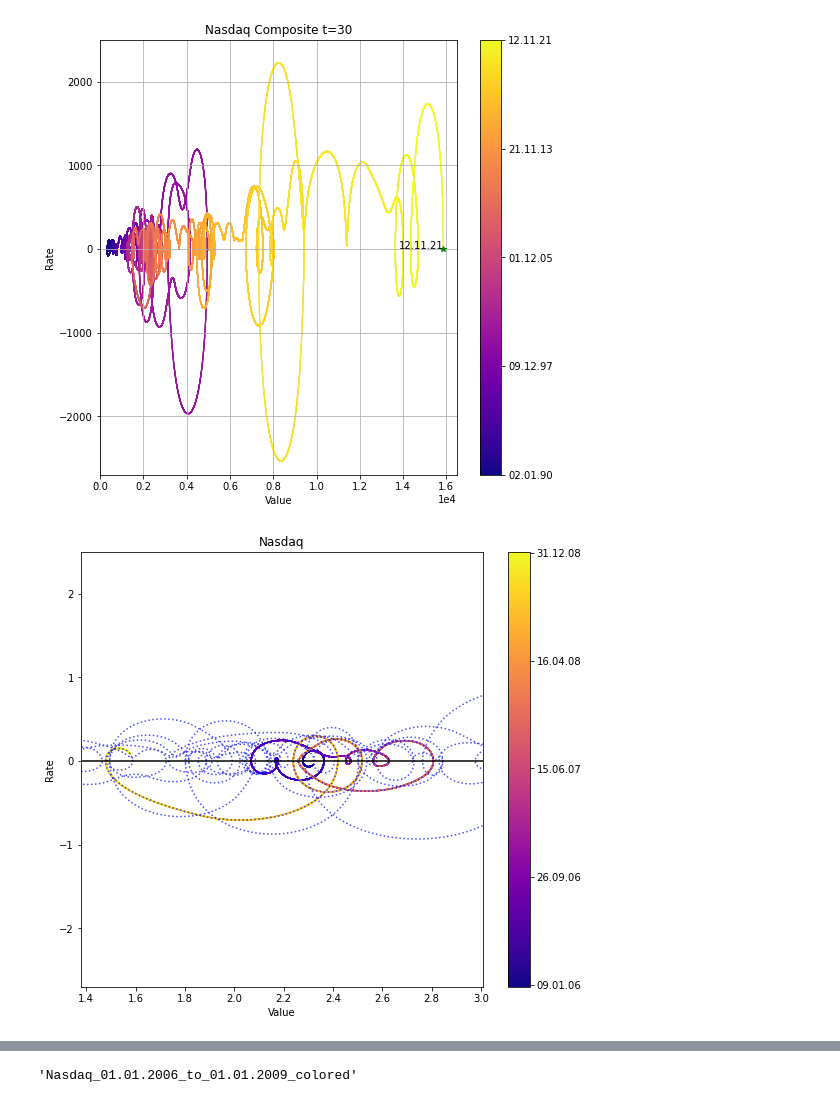
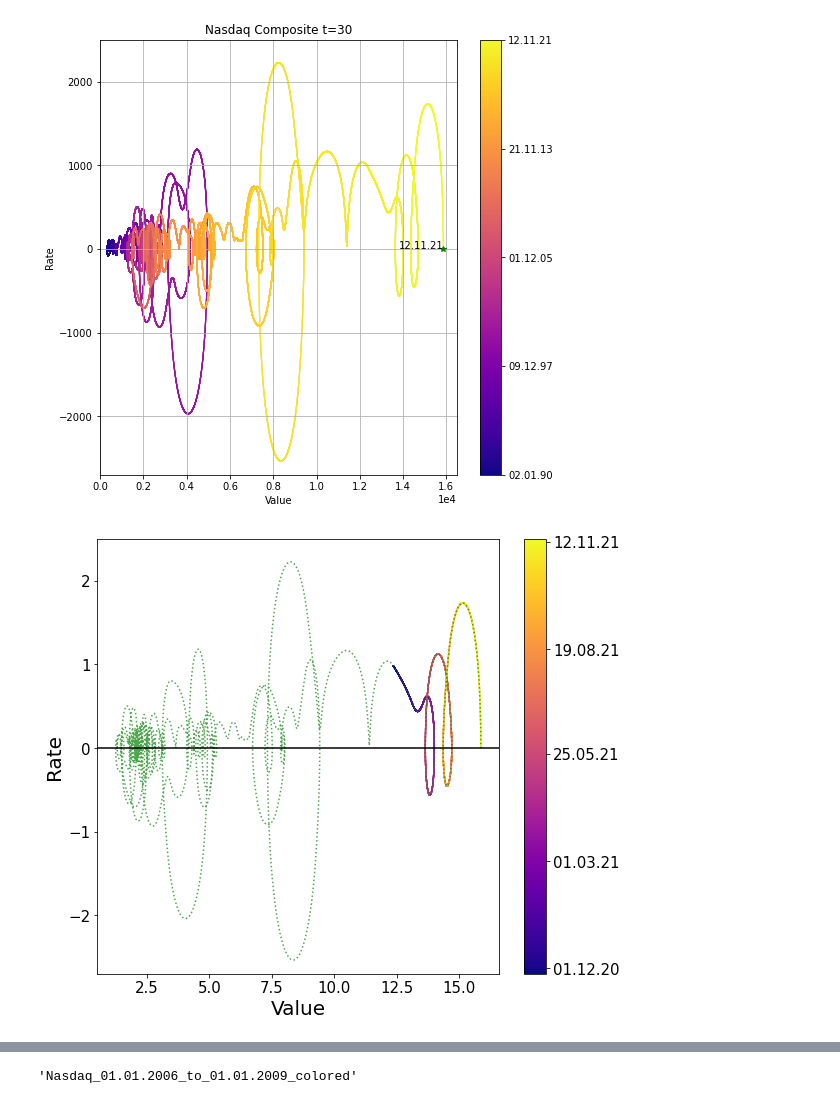
Before and after one commit to Karpovich-alex/phase-portrait-Nasdaq, a Jupyter notebook: Article_Comparison.ipynb, the cells around one changed output, grey strips where cells are left out. Cells and saved outputs as stored; diff of their text form; code cells hidden in the pictures.

```diff
--- a/Article_Comparison.ipynb
+++ b/Article_Comparison.ipynb
@@ -47 +47,7 @@ data_nas
+# %%
+# Обрезаем данные по годам для Насдака
+start_date_dfc = '01.01.2000'
+end_date_dfc = '12.11.2021'
+dates_mask = get_dates_mask(data_nas['date'], start_date_dfc, end_date_dfc)
+data_nas = data_nas[dates_mask]
 # %%
@@ -142,19 +140,21 @@ def test(dates, snp_phases):
     return get_mask_tt(x, tt, dates,start_date, end_date)
 mask=test(data_nas['date'], nas_phases)
 # %%
-x, y, xx, deriv, tt, slice_period, dates=nas_phases[2]
-start_date1='01.01.2006'
-end_date1='01.01.2009'
+x, y, xx, deriv, tt, slice_period, dates = nas_phases[2]
+start_date1='01.11.2020'
+end_date1='01.12.2021'
 mask_00 = get_mask_tt(x, tt, dates, start_date1, end_date1)
 
 # start_date2='01.01.2006'
 # end_date2='01.01.2008'
 # mask_08 = get_mask_tt(x, tt, dates, start_date2, end_date2)
-
+# plt.rcParams.update({'font.size': 5})
+plt.rcParams.update({'xtick.labelsize': 15})
+plt.rcParams.update({'ytick.labelsize': 15})
 
 fig, ax = plt.subplots()
 # ax.plot(deriv[0], deriv[1])
-ax.plot(deriv[0], deriv[1], ':b', alpha=0.7)
+ax.plot(deriv[0], deriv[1], ':g', alpha=0.7)
 # line2, =ax.plot( deriv[0][mask_00], deriv[1][mask_00], '-r', label=f"{start_date1}-{end_date1}")
 # line3, =ax.plot( deriv[0][mask_08], deriv[1][mask_08], '-g', label=f"{start_date2}-{end_date2}")
 
@@ -172,37 +172,37 @@ ax.scatter(deriv[0][mask_00], deriv[1][mask_00], c=c_bar, s=0.1)
 ticks_num = 5
 cbar = fig.colorbar(mpl.cm.ScalarMappable(cmap=cmap, norm=norm), ticks=get_ticks(xx[m_xx], ticks_num), orientation='vertical')
 cbar.ax.set_yticklabels(map(lambda x: x.strftime('%d.%m.%y'), get_ticks(dates[m_dates], ticks_num)))
 ###################################
 
-
-plt.title('Nasdaq')
+# graph_name='Nasdaq'
+# plt.title(graph_name)
 ax.set_ylabel('Rate')
 ax.set_xlabel('Value')
 # plt.legend(handles=[line2], loc='best') #, line3
 
 # plt.legend(['t=1', 't=7', 't=30' ], loc='best')
-plt.xlim((deriv[0][mask_00].min()-0.1, deriv[0][mask_00].max()+0.2))
+# plt.xlim((deriv[0][mask_00].min()-0.1, deriv[0][mask_00].max()+0.2))
 ax.set_ylim([-2.7, 2.5])
 plt.axhline(y=0, color='k', linestyle='-')
-
+# ax.plot(deriv[0][deriv[1]<10-3], deriv[1][deriv[1]<10-3], '*r')
 
 
 # xycoords='data',
 # xytext=(0.8, 0.95), textcoords='axes fraction',
 # arrowprops=dict(facecolor='black', shrink=0.05),
 # horizontalalignment='right', verticalalignment='top'
-
+# ax.plot(deriv[0][-200], deriv[1][-200], '*g')
 # ax.plot(deriv[0][mask_000][deriv[1][mask_00]==deriv[1][mask_00].min()], deriv[1][mask_00][deriv[1][mask_00]==deriv[1][mask_00].min()], '*g', markersize=6)
 # ax.annotate(dates.iloc[253].strftime('%d.%m.%y'),
 #             xy=(deriv[0][mask_00][deriv[1][mask_00]==deriv[1][mask_00].min()], deriv[1][mask_00][deriv[1][mask_00]==deriv[1][mask_00].min()]),
 #             color='black',
 #             ha="left", textcoords='axes fraction', xytext=(0.6, 0.035))
 
 fig.set_figheight(8)
 fig.set_figwidth(9)
 
-# plt.savefig(f"{filename}.png", dpi=200)
+# plt.savefig(f"{graph_name}_monthly_crop_{start_date_dfc}_to_{end_date_dfc}_{start_date1}_to_{end_date1}.png", dpi=200)
 
 plt.show()
 # %% [output]
-[figure, old version]
+[figure, new version]
```
Also changed, not shown: parts of 20 cells of this notebook, 5 other files.
